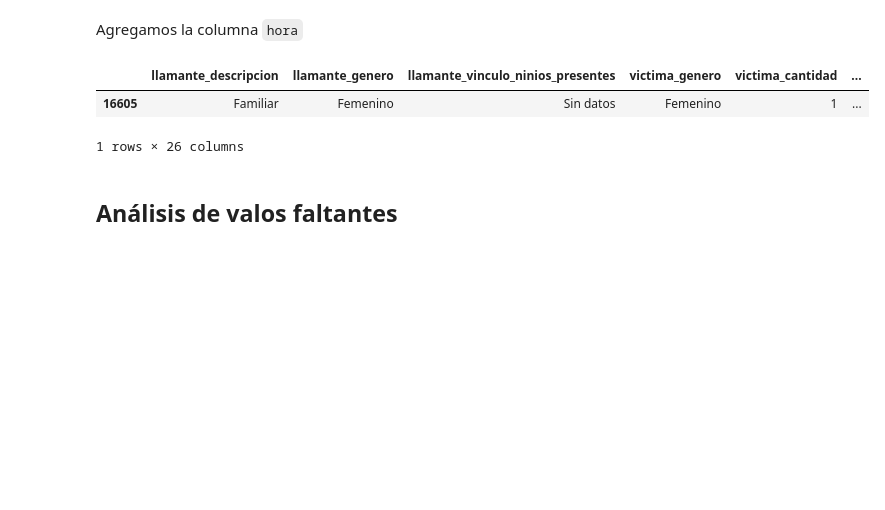
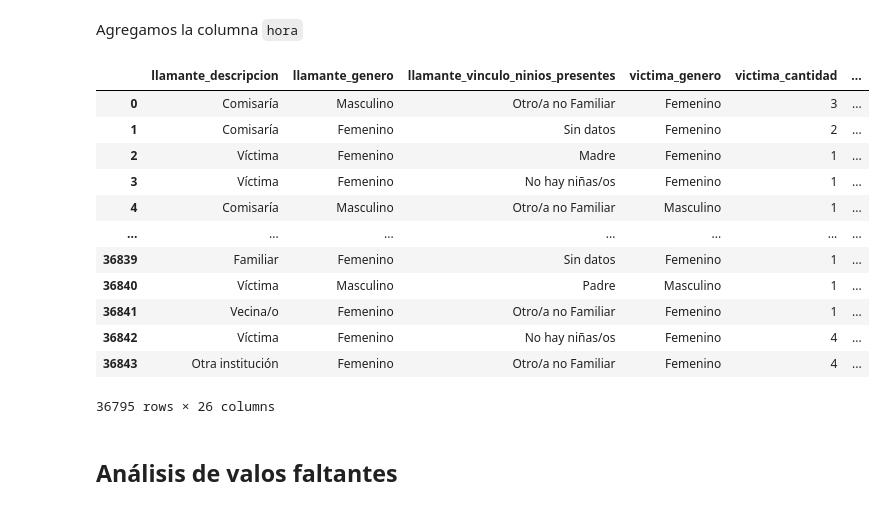
Before and after one commit to eleanarinaudo/Linea-137-Diplo2022, a Jupyter notebook: Analisis Supervisado/AS_Linea137.ipynb, the cells around one changed output. Saved outputs shown, nothing was run; the diff lists cells and outputs as text; code cells hidden in the pictures; blank space fills up the shorter version.

```diff
--- a/Analisis Supervisado/AS_Linea137.ipynb
+++ b/Analisis Supervisado/AS_Linea137.ipynb
@@ -160,7 +171,8 @@ linea137_df = linea137_df.drop(['caso_id'], axis=1)
 # %% [markdown]
 Antes de seguir con el análisis, decidimos eliminar las filas que contienen los datos después del 2021-12-31 ya que no tenemos muchos datos del 2022.
 # %%
-linea137_df["fecha_hora"] = linea137_df.llamado_fecha.astype(str) + " " + linea137_df.llamado_hora.astype(str)
+linea137_df["fecha_hora"] = linea137_df.llamado_fecha.astype(
+    str) + " " + linea137_df.llamado_hora.astype(str)
 linea137_df["fecha_hora"] = pd.to_datetime(
     linea137_df["fecha_hora"], format="%Y-%m-%d %H:%M:%S"
 )
@@ -173,7 +185,8 @@ linea137_df.fecha_hora.head()
 4   2017-01-01 07:11:00
 Name: fecha_hora, dtype: datetime64[ns]
 # %%
-linea137_df["llamado_fecha"] = pd.to_datetime(linea137_df["llamado_fecha"], format="%Y-%m-%d")
+linea137_df["llamado_fecha"] = pd.to_datetime(
+    linea137_df["llamado_fecha"], format="%Y-%m-%d")
 linea137_df.dtypes
 # %% [output]
 llamante_descripcion                         object
@@ -208,18 +221,30 @@ linea137_df['dia_semana'] = linea137_df['fecha_hora'].dt.weekday
 # %% [markdown]
 Agregamos las columnas `mes del año` y `semana del año`
 # %%
-linea137_df['semana_del_anio'] = linea137_df['anio'].astype("str") +"-" + [sem.zfill(2) for sem in linea137_df['dia_semana'].astype("str")]
-linea137_df['mes_del_anio'] = linea137_df['anio'].astype("str") +"-" + [mes.zfill(2) for mes in linea137_df['mes'].astype("str")]
+linea137_df['semana_del_anio'] = linea137_df['anio'].astype(
+    "str") + "-" + [sem.zfill(2) for sem in linea137_df['dia_semana'].astype("str")]
+linea137_df['mes_del_anio'] = linea137_df['anio'].astype(
+    "str") + "-" + [mes.zfill(2) for mes in linea137_df['mes'].astype("str")]
 # %% [markdown]
 Agregamos la columna `hora`
 # %%
 linea137_df['hora'] = linea137_df['fecha_hora'].dt.strftime('%H')
 # %%
-linea137_df.sample()
+linea137_df
 # %% [output]
 |  | llamante_descripcion | llamante_genero | llamante_vinculo_ninios_presentes | victima_genero | victima_cantidad | ... |
-| 16605 | Familiar | Femenino | Sin datos | Femenino | 1 | ... |
+| 0 | Comisaría | Masculino | Otro/a no Familiar | Femenino | 3 | ... |
+| 1 | Comisaría | Femenino | Sin datos | Femenino | 2 | ... |
+| 2 | Víctima | Femenino | Madre | Femenino | 1 | ... |
+| 3 | Víctima | Femenino | No hay niñas/os | Femenino | 1 | ... |
+| 4 | Comisaría | Masculino | Otro/a no Familiar | Masculino | 1 | ... |
+| ... | ... | ... | ... | ... | ... | ... |
+| 36839 | Familiar | Femenino | Sin datos | Femenino | 1 | ... |
+| 36840 | Víctima | Masculino | Padre | Masculino | 1 | ... |
+| 36841 | Vecina/o | Femenino | Otro/a no Familiar | Femenino | 1 | ... |
+| 36842 | Víctima | Femenino | No hay niñas/os | Femenino | 4 | ... |
+| 36843 | Otra institución | Femenino | Otro/a no Familiar | Femenino | 4 | ... |
-1 rows × 26 columns
+36795 rows × 26 columns
 # %% [markdown]
 ## Análisis de valos faltantes
 # %%
```
Also changed, not shown: parts of 148 cells of this notebook, 1 other file.
